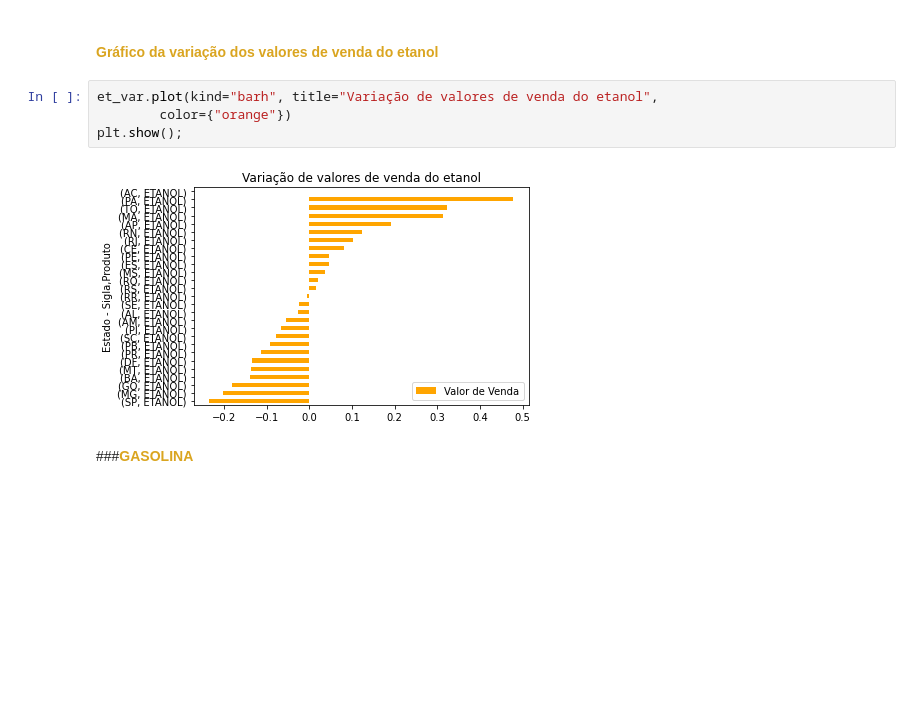
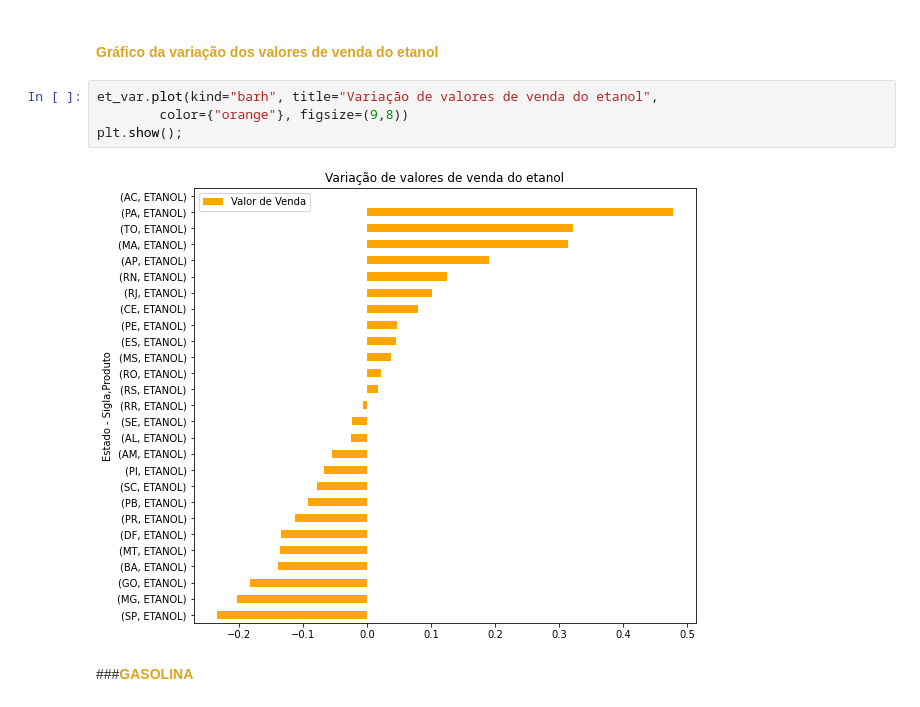
Before and after one commit to amoralles/ProjetoFinal_M4, a Jupyter notebook: ProjetoFinal_M4.ipynb, the cells around one changed output. Drawn from its saved outputs; the diff is of its cells as text; blank space fills up the shorter version.

```diff
--- a/ProjetoFinal_M4.ipynb
+++ b/ProjetoFinal_M4.ipynb
@@ -677,10 +681,10 @@ et_var.tail()#filtra as 5 últimas linhas
 #### <font color ='#DAA520'><b>Gráfico da variação dos valores de venda do etanol</b></font>
 # %%
 et_var.plot(kind="barh", title="Variação de valores de venda do etanol",
-        color={"orange"})
+        color={"orange"}, figsize=(9,8))
 plt.show();
 # %% [output]
-[figure, old version]
+[figure, new version]
 # %% [markdown]
 ###<font color ='#DAA520'><b>GASOLINA</b></font>
 # %%
```
Also changed, not shown: parts of 5 cells of this notebook.
